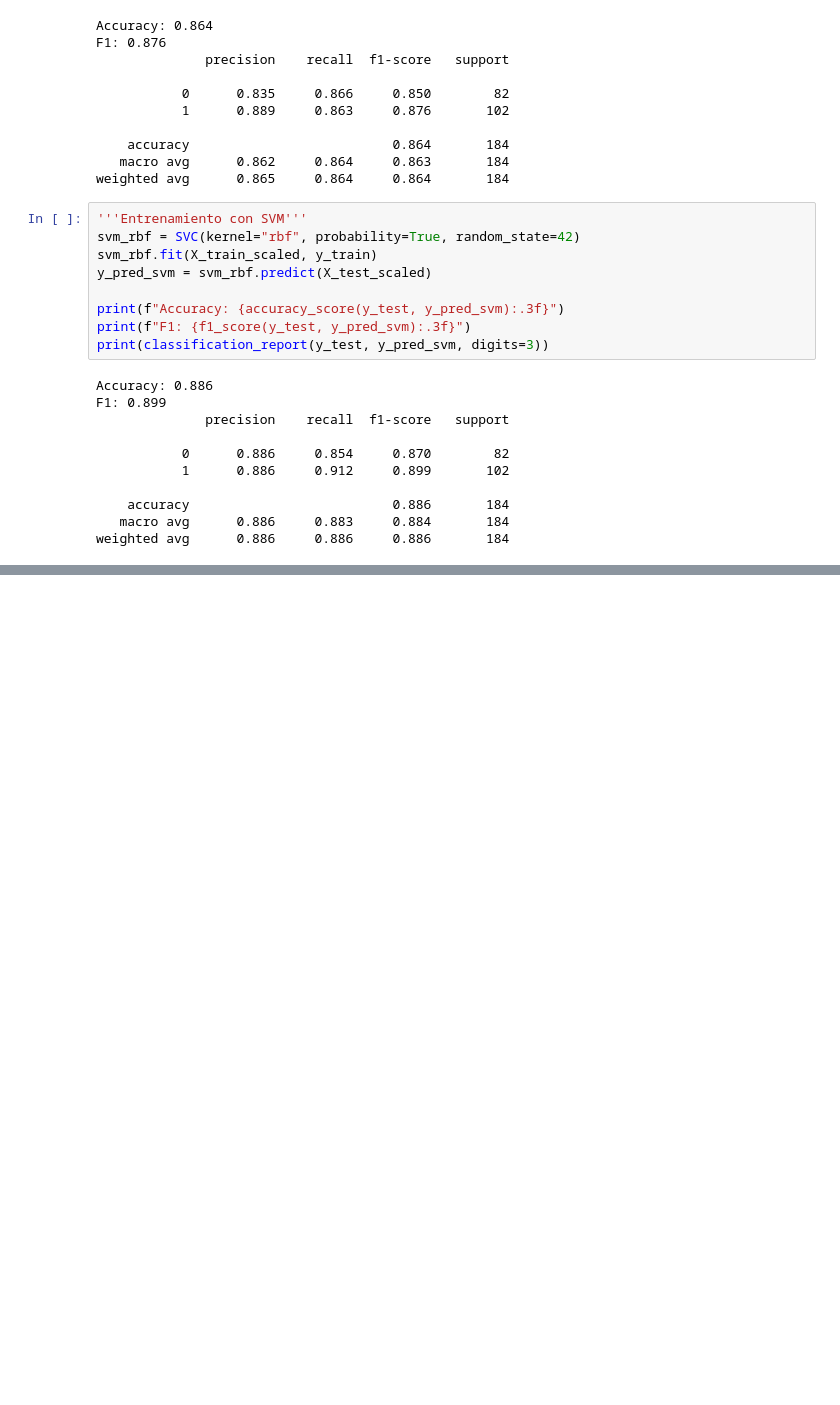
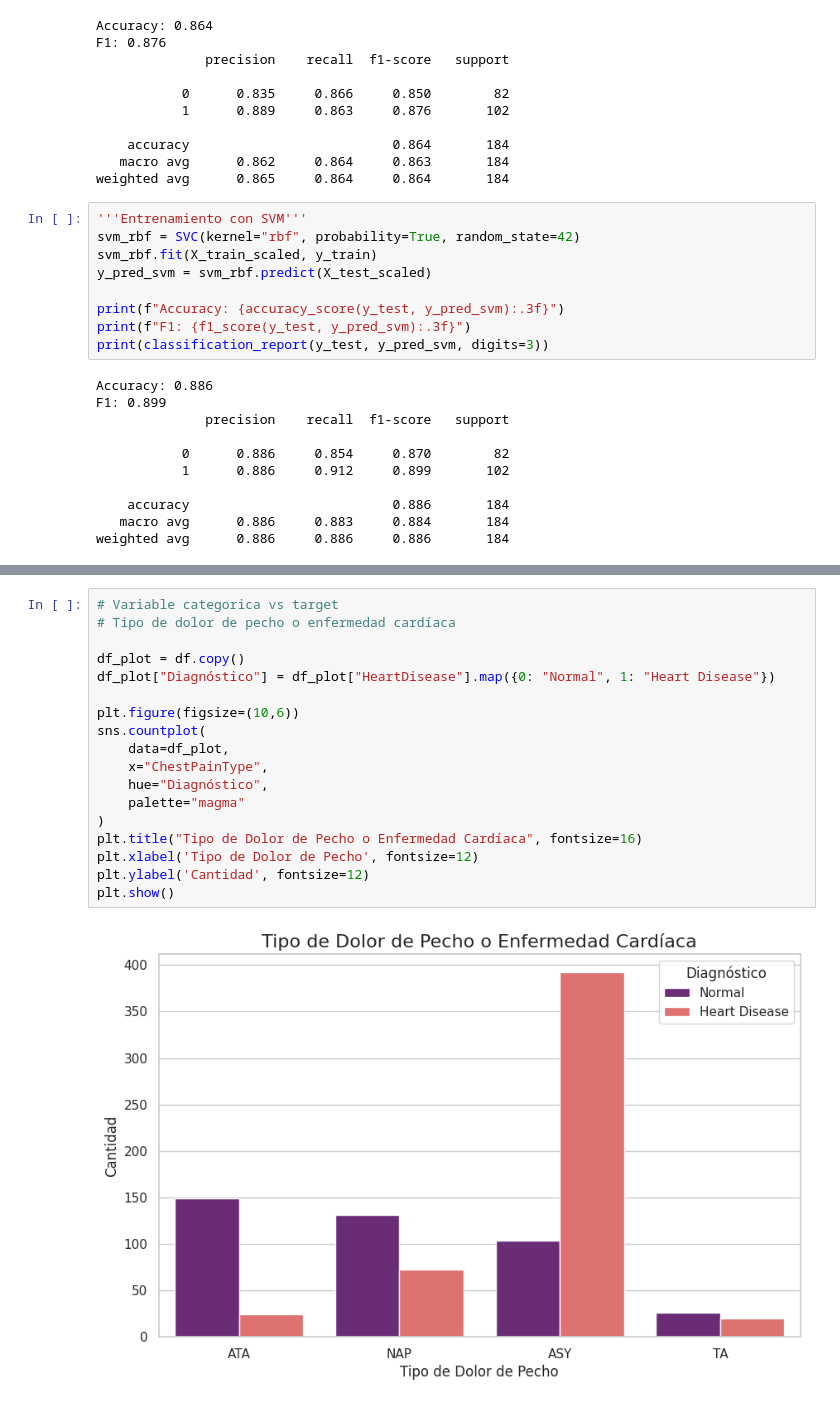
Before and after one commit to Xaiwu/heart-disease-prediction, a Jupyter notebook: notebooks/main.ipynb, the cells around one changed output, grey strips where cells are left out. Saved outputs shown, nothing was run; the diff lists cells and outputs as text; blank space fills up the shorter version.

```diff
--- a/notebooks/main.ipynb
+++ b/notebooks/main.ipynb
@@ -228,0 +290,20 @@ weighted avg      0.886     0.886     0.886       184
+# %%
+# Variable categorica vs target
+# Tipo de dolor de pecho o enfermedad cardíaca
+
+df_plot = df.copy()
+df_plot["Diagnóstico"] = df_plot["HeartDisease"].map({0: "Normal", 1: "Heart Disease"})
+
+plt.figure(figsize=(10,6))
+sns.countplot(
+    data=df_plot,
+    x="ChestPainType",
+    hue="Diagnóstico",
+    palette="magma"
+)
+plt.title("Tipo de Dolor de Pecho o Enfermedad Cardíaca", fontsize=16)
+plt.xlabel('Tipo de Dolor de Pecho', fontsize=12)
+plt.ylabel('Cantidad', fontsize=12)
+plt.show()
+# %% [output]
+[figure, added]
```
Also changed, not shown: parts of 11 cells of this notebook.
